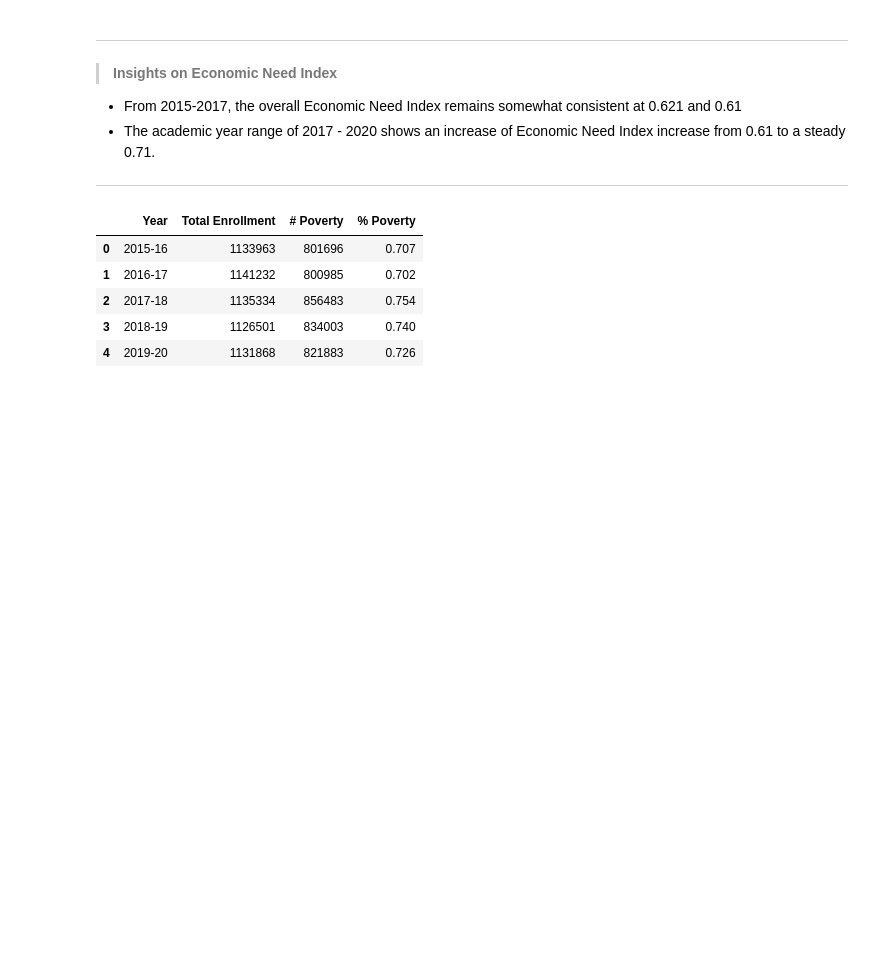
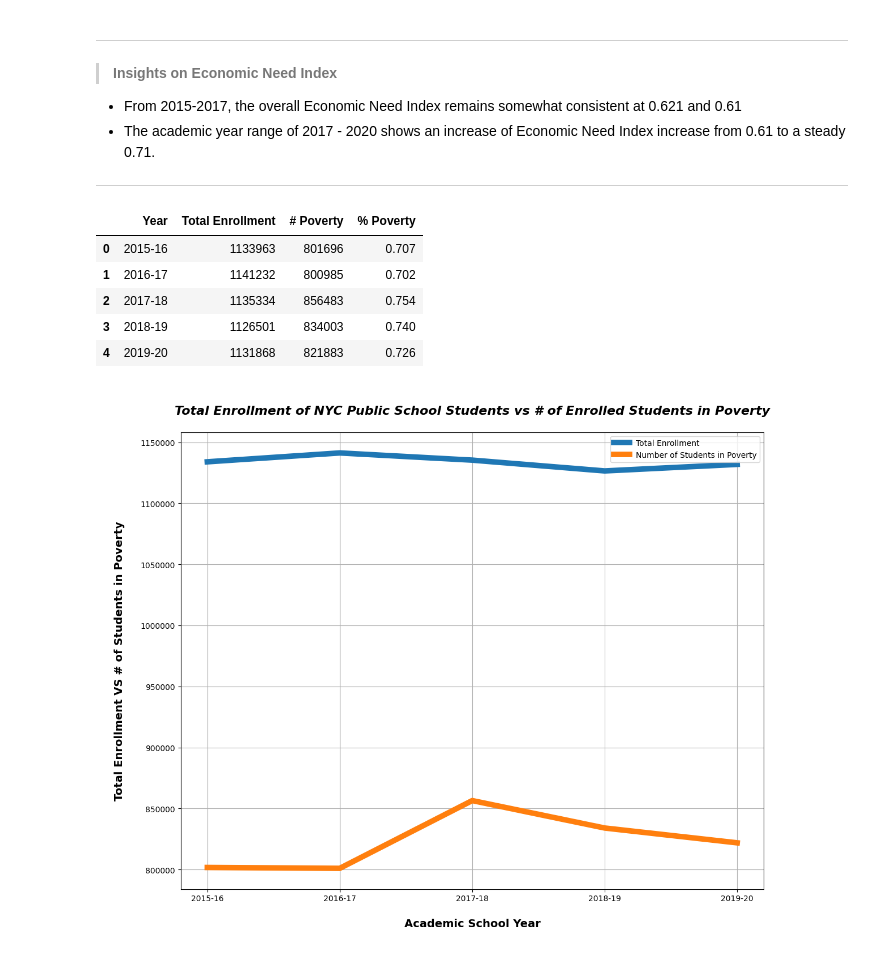
Before and after one commit to thetechleila/NYC-Public-Schools-EDA-Pre-and-Post-Pandemic, a Jupyter notebook: code/EDA_Demographics.ipynb, the cells around one changed output. Drawn from its saved outputs; the diff is of its cells as text; code cells hidden in the pictures; blank space fills up the shorter version.

```diff
--- a/code/EDA_Demographics.ipynb
+++ b/code/EDA_Demographics.ipynb
@@ -236,3 +236,29 @@ poverty_df
 | 2 | 2017-18 | 1135334 | 856483 | 0.754 |
 | 3 | 2018-19 | 1126501 | 834003 | 0.740 |
 | 4 | 2019-20 | 1131868 | 821883 | 0.726 |
+# %%
+#Visualize Total Enrollment of NYC Public School Students vs # of Enrolled Students in Poverty
+
+x = poverty_df["Year"]
+y1 = poverty_df["Total Enrollment"]
+y2 = poverty_df["# Poverty"]
+
+plt.figure(figsize=(12, 10))
+plt.grid()
+plt.plot(x, y1, linewidth = 7.0, label="Total Enrollment")
+plt.plot(x, y2, linewidth = 7.0, label="Number of Students in Poverty")
+
+#Remove scientific notation from y axis
+plt.gcf().axes[0].yaxis.get_major_formatter().set_scientific(False)
+
+plt.xlabel("\nAcademic School Year\n", fontsize=14, weight="bold")
+plt.ylabel("\nTotal Enrollment VS # of Students in Poverty\n", fontsize=14, weight="bold")
+plt.title("\nTotal Enrollment of NYC Public School Students vs # of Enrolled Students in Poverty\n",
+          fontsize=16, weight='bold', style='italic')
+
+plt.legend()
+
+plt.tight_layout()
+plt.show()
+# %% [output]
+[figure, added]
```
Also changed, not shown: parts of 1 cell of this notebook, 1 other file.
